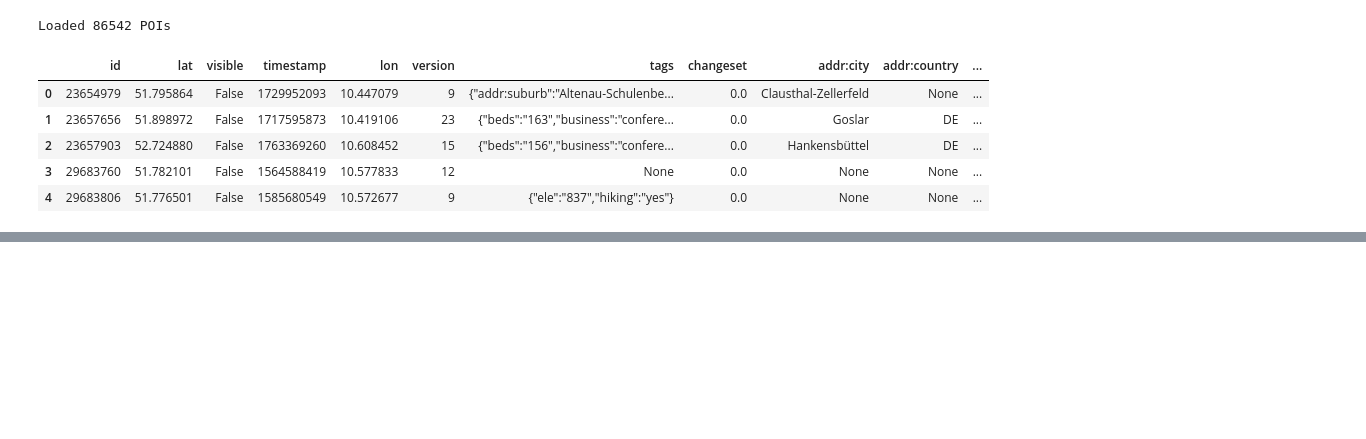
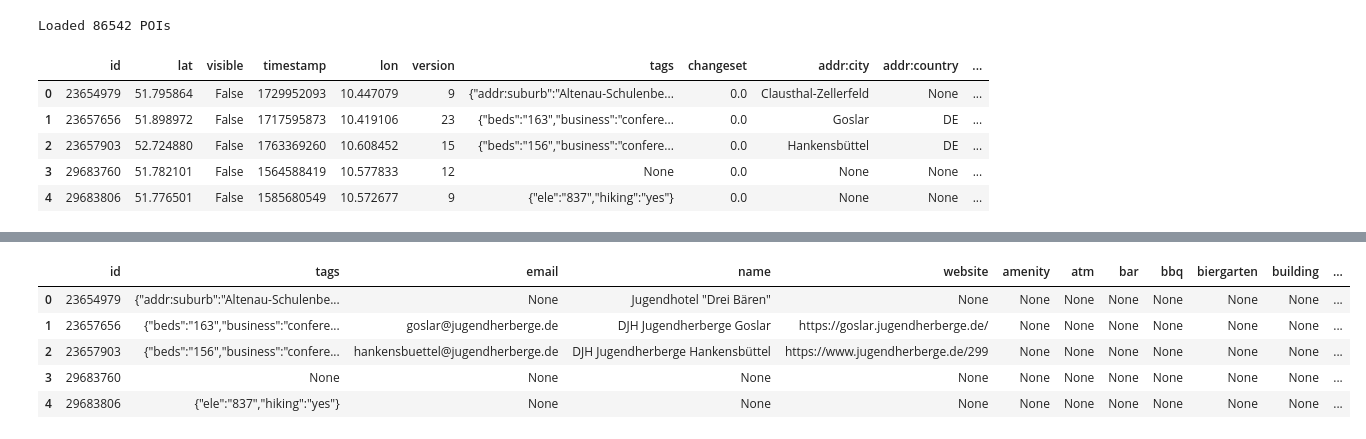
Before and after one commit to TUBS-IVS/Capacity_Calculation-pipeline, a Jupyter notebook: POIS-Analysis.ipynb, the cells around one changed output, grey strips where cells are left out. Saved outputs shown, nothing was run; the diff lists cells and outputs as text; code cells hidden in the pictures; blank space fills up the shorter version.

```diff
--- a/POIS-Analysis.ipynb
+++ b/POIS-Analysis.ipynb
@@ -86,0 +146,16 @@ Saved ALL columns to ALL_POIS_COLUMNS.txt
+# %%
+pois["website"] = (
+    pois["website"]
+    .replace("", np.nan)
+    .fillna(pois["url"])
+)
+
+pois = pois.drop(columns=["url"], errors="ignore")
+pois.head()
+# %% [output]
+|  | id | tags | email | name | website | amenity | atm | bar | bbq | biergarten | building | ... |
+| 0 | 23654979 | {"addr:suburb":"Altenau-Schulenbe... | None | Jugendhotel "Drei Bären" | None | None | None | None | None | None | None | ... |
+| 1 | 23657656 | {"beds":"163","business":"confere... | goslar@jugendherberge.de | DJH Jugendherberge Goslar | https://goslar.jugendherberge.de/ | None | None | None | None | None | None | ... |
+| 2 | 23657903 | {"beds":"156","business":"confere... | hankensbuettel@jugendherberge.de | DJH Jugendherberge Hankensbüttel | https://www.jugendherberge.de/299 | None | None | None | None | None | None | ... |
+| 3 | 29683760 | None | None | None | None | None | None | None | None | None | None | ... |
+| 4 | 29683806 | {"ele":"837","hiking":"yes"} | None | None | None | None | None | None | None | None | None | ... |
```
Also changed, not shown: parts of 15 cells of this notebook.
